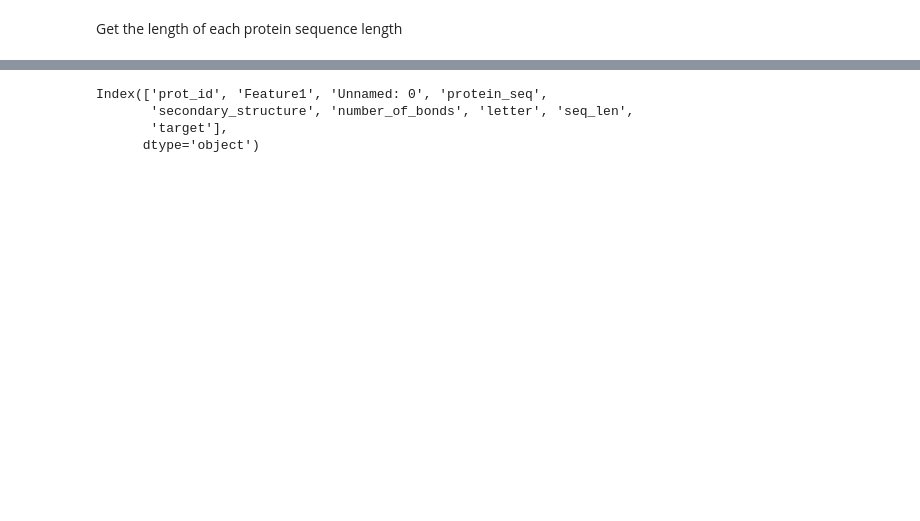
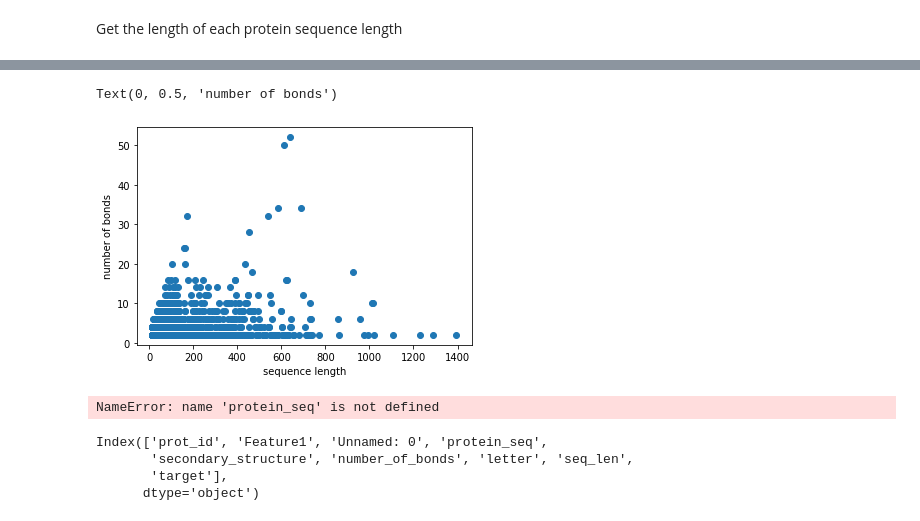
Before and after one commit to Growdeatechnology/Di_sulphide_bond, a Jupyter notebook: di_sulphide_prediction.ipynb, the cells around one changed output, grey strips where cells are left out. Drawn from its saved outputs; the diff is of its cells as text; code cells hidden in the pictures; blank space fills up the shorter version.

```diff
--- a/di_sulphide_prediction.ipynb
+++ b/di_sulphide_prediction.ipynb
@@ -67,5 +91,13 @@ df['seq_len'] = df['protein_seq'].apply(len)
+# %%
+import matplotlib.pyplot as plt
+plt.scatter(df['seq_len'],df['number_of_bonds'])
+plt.xlabel('sequence length')
+plt.ylabel('number of bonds')
+# %% [output]
+Text(0, 0.5, 'number of bonds')
+[figure, added]
 # %%
-max_sequence_length = max(len(seq) for seq in all_dot_products)
+max_sequence_length = max(len(seq) for seq in protein_seq)
 
 # Pad sequences to the maximum length
 padded_sequences = pad_sequences(all, maxlen=max_sequence_length, padding='post', truncating='post', dtype='float32')
@@ -75,6 +107,8 @@ X = np.array(padded_sequences)
 
 # Convert the delta_g_values to a numpy array
 # y = np.array(delta_g_values)
+# %% [output]
+NameError: name 'protein_seq' is not defined
 # %%
 df.columns
 # %% [output]
```
Also changed, not shown: parts of 18 cells of this notebook.
